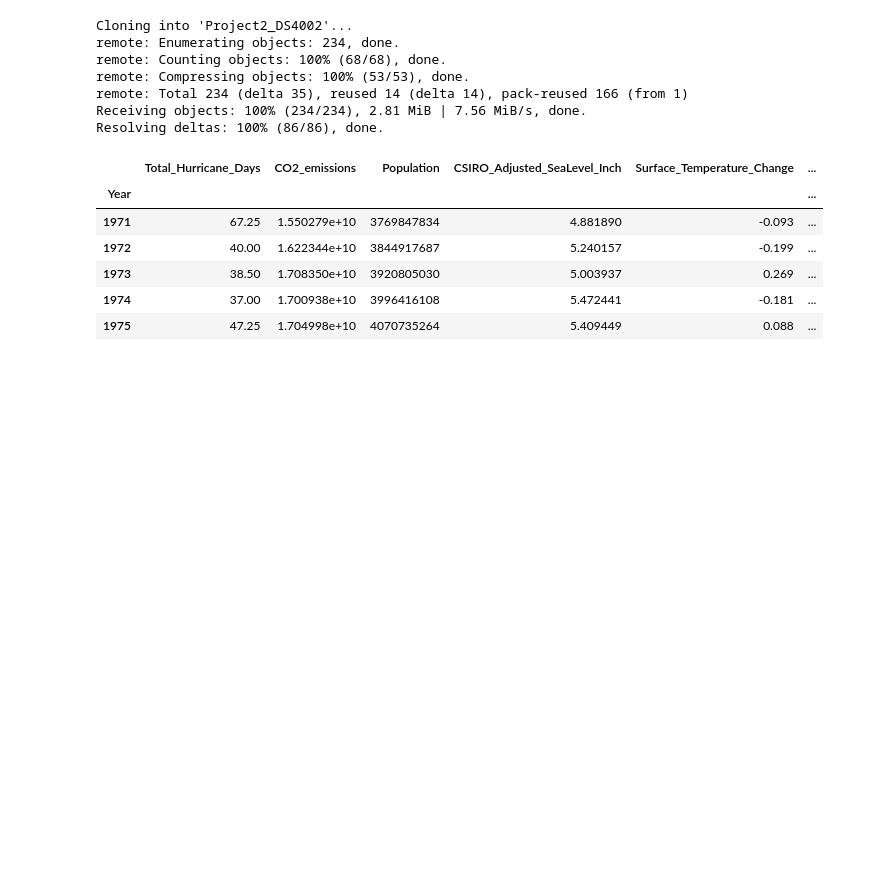
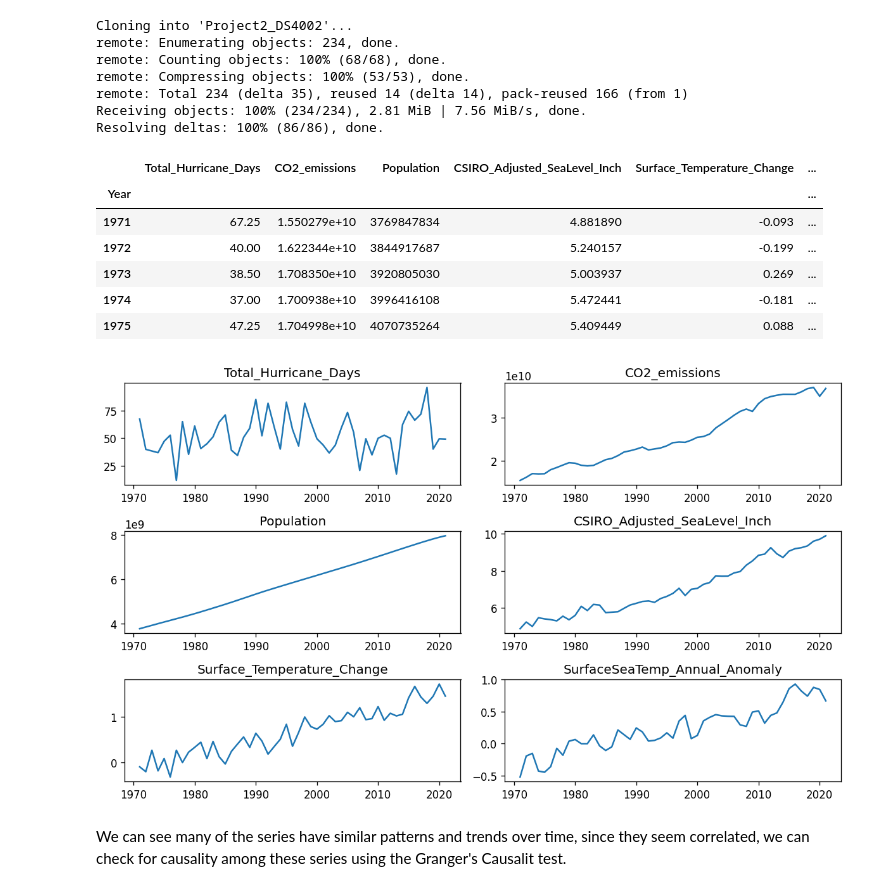
Before and after one commit to nw93929/COVID-19-Financial-Instability-and-Mental-Health-Study, a Jupyter notebook: SCRIPTS/3_Analysis_Project2.ipynb, the cells around one changed output. Saved outputs shown, nothing was run; the diff lists cells and outputs as text; code cells hidden in the pictures; blank space fills up the shorter version.

```diff
--- a/SCRIPTS/3_Analysis_Project2.ipynb
+++ b/SCRIPTS/3_Analysis_Project2.ipynb
@@ -36,3 +36,16 @@ data.head()
 | 1973 | 38.50 | 1.708350e+10 | 3920805030 | 5.003937 | 0.269 | ... |
 | 1974 | 37.00 | 1.700938e+10 | 3996416108 | 5.472441 | -0.181 | ... |
 | 1975 | 47.25 | 1.704998e+10 | 4070735264 | 5.409449 | 0.088 | ... |
+# %%
+# set up plot structure
+fig, axes = plt.subplots(nrows=3, ncols=2, dpi=120, figsize=(10,6))
+for i, ax in enumerate(axes.flatten()):
+    temp = data[data.columns[i]]
+    ax.plot(temp)
+    ax.set_title(data.columns[i])
+
+plt.tight_layout();
+# %% [output]
+[figure, added]
+# %% [markdown]
+We can see many of the series have similar patterns and trends over time, since they seem correlated, we can check for causality among these series using the Granger's Causalit test.
```
Also changed, not shown: parts of 2 cells of this notebook.
